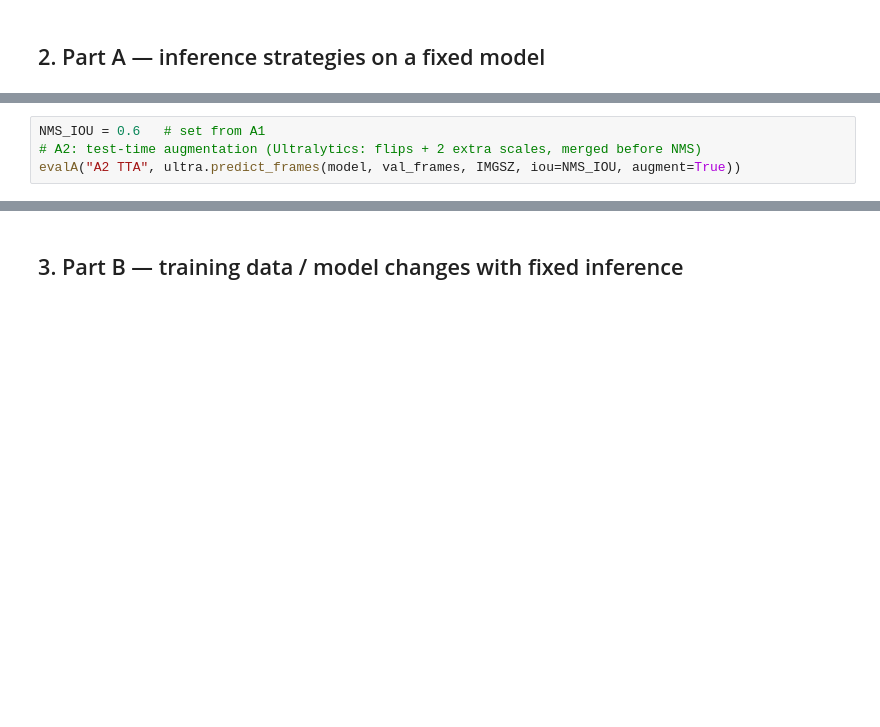
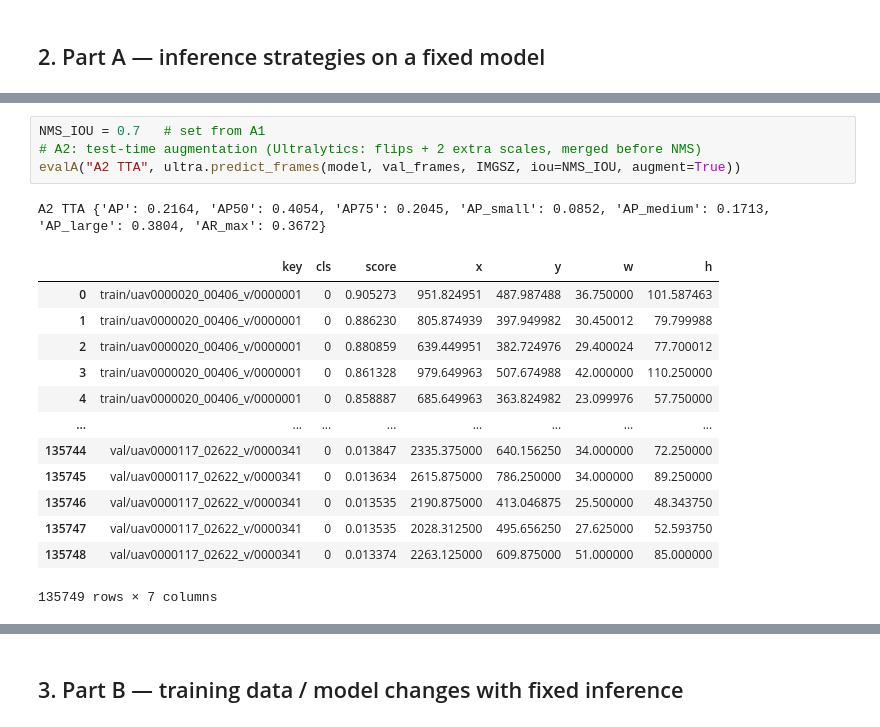
Before and after one commit to dd8ria/ai-hw2, a Jupyter notebook: notebooks/06_final_pipeline.ipynb, the cells around one changed output, grey strips where cells are left out. Cells and saved outputs as stored; diff of their text form; blank space fills up the shorter version.

```diff
--- a/notebooks/06_final_pipeline.ipynb
+++ b/notebooks/06_final_pipeline.ipynb
@@ -76,4 +143,19 @@ for iou in [0.5, 0.6, 0.7]:
 # %%
-NMS_IOU = 0.6   # set from A1
+NMS_IOU = 0.7   # set from A1
 # A2: test-time augmentation (Ultralytics: flips + 2 extra scales, merged before NMS)
 evalA("A2 TTA", ultra.predict_frames(model, val_frames, IMGSZ, iou=NMS_IOU, augment=True))
+# %% [output]
+A2 TTA {'AP': 0.2164, 'AP50': 0.4054, 'AP75': 0.2045, 'AP_small': 0.0852, 'AP_medium': 0.1713, 'AP_large': 0.3804, 'AR_max': 0.3672}
+|  | key | cls | score | x | y | w | h |
+| 0 | train/uav0000020_00406_v/0000001 | 0 | 0.905273 | 951.824951 | 487.987488 | 36.750000 | 101.587463 |
+| 1 | train/uav0000020_00406_v/0000001 | 0 | 0.886230 | 805.874939 | 397.949982 | 30.450012 | 79.799988 |
+| 2 | train/uav0000020_00406_v/0000001 | 0 | 0.880859 | 639.449951 | 382.724976 | 29.400024 | 77.700012 |
+| 3 | train/uav0000020_00406_v/0000001 | 0 | 0.861328 | 979.649963 | 507.674988 | 42.000000 | 110.250000 |
+| 4 | train/uav0000020_00406_v/0000001 | 0 | 0.858887 | 685.649963 | 363.824982 | 23.099976 | 57.750000 |
+| ... | ... | ... | ... | ... | ... | ... | ... |
+| 135744 | val/uav0000117_02622_v/0000341 | 0 | 0.013847 | 2335.375000 | 640.156250 | 34.000000 | 72.250000 |
+| 135745 | val/uav0000117_02622_v/0000341 | 0 | 0.013634 | 2615.875000 | 786.250000 | 34.000000 | 89.250000 |
+| 135746 | val/uav0000117_02622_v/0000341 | 0 | 0.013535 | 2190.875000 | 413.046875 | 25.500000 | 48.343750 |
+| 135747 | val/uav0000117_02622_v/0000341 | 0 | 0.013535 | 2028.312500 | 495.656250 | 27.625000 | 52.593750 |
+| 135748 | val/uav0000117_02622_v/0000341 | 0 | 0.013374 | 2263.125000 | 609.875000 | 51.000000 | 85.000000 |
+135749 rows × 7 columns
```
Also changed, not shown: parts of 14 cells of this notebook.
